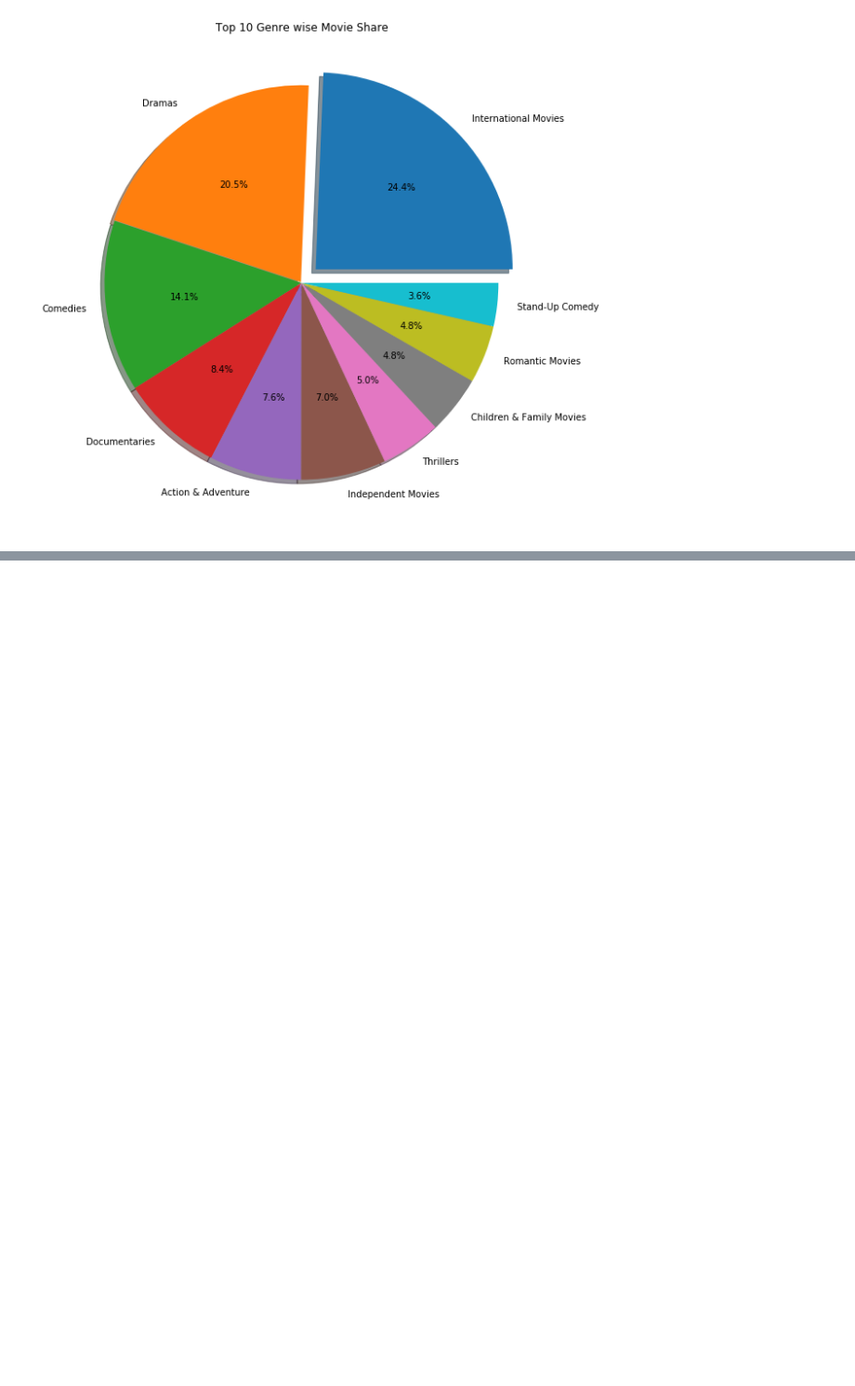
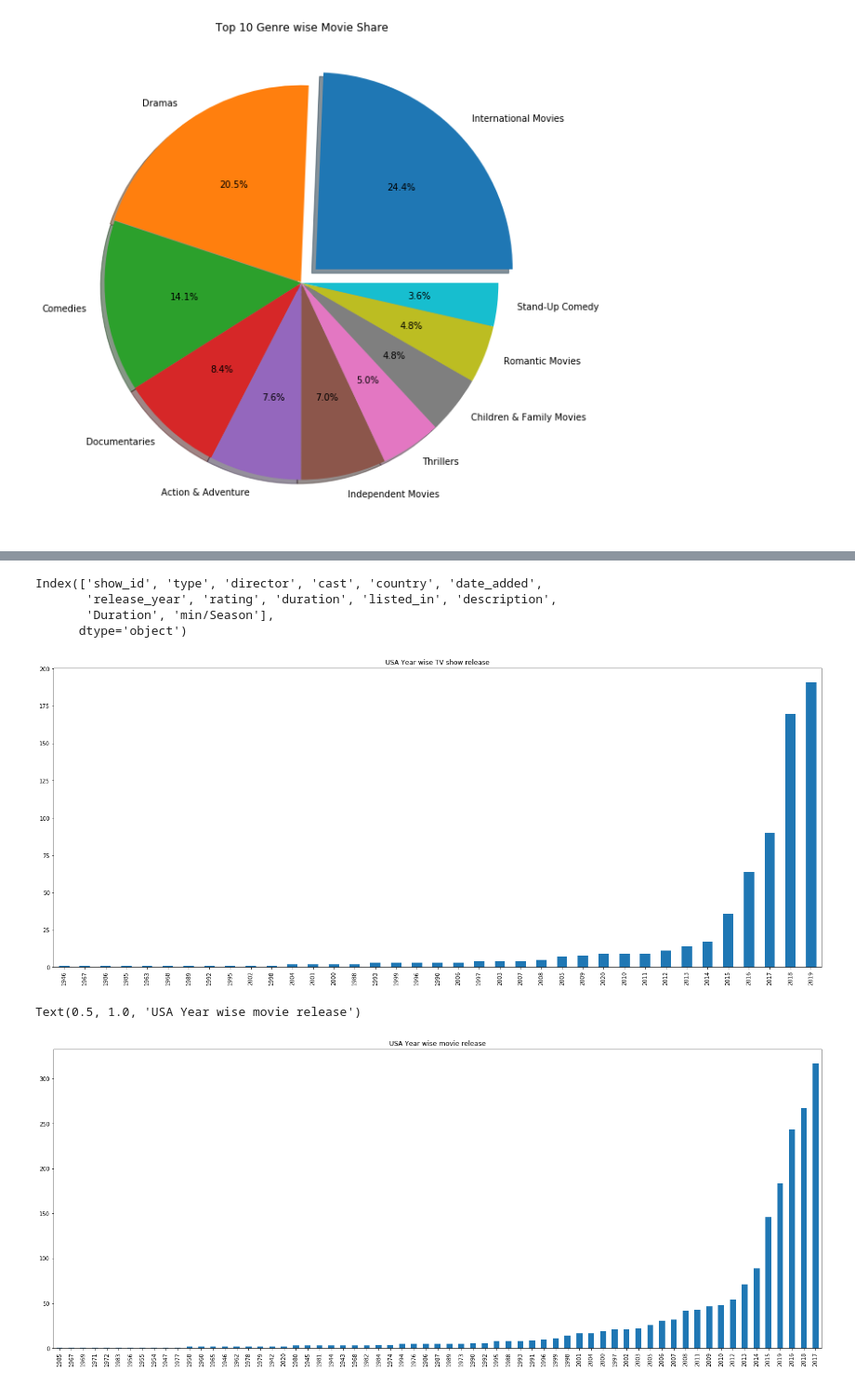
Before and after one commit to ssnk4343/Netflix_analysis, a Jupyter notebook: Netflix_titles.ipynb, the cells around one changed output, grey strips where cells are left out. Shown at 93% size. Saved outputs shown, nothing was run; the diff lists cells and outputs as text; code cells hidden in the pictures; blank space fills up the shorter version.

```diff
--- a/Netflix_titles.ipynb
+++ b/Netflix_titles.ipynb
@@ -298,0 +303,20 @@ Text(0.5, 1.0, 'Top 10 Genre wise Movie Share')
+# %%
+df.columns
+# %% [output]
+Index(['show_id', 'type', 'director', 'cast', 'country', 'date_added',
+       'release_year', 'rating', 'duration', 'listed_in', 'description',
+       'Duration', 'min/Season'],
+      dtype='object')
+# %%
+cntr= ['United States','India']
+USA_mv = df_m[df_m['country'].str.contains('United States')]['release_year'].value_counts().sort_values(ascending=True)
+USA_tv = df_tv[df_tv['country'].str.contains('United States')]['release_year'].value_counts().sort_values(ascending=True)
+USA_tv.plot.bar(figsize=(25,10))
+plt.title('USA Year wise TV show release')
+plt.show()
+USA_mv.plot.bar(figsize=(25,10))
+plt.title('USA Year wise movie release')
+# %% [output]
+[figure, added]
+Text(0.5, 1.0, 'USA Year wise movie release')
+[figure, added]
```
Also changed, not shown: parts of 9 cells of this notebook.
